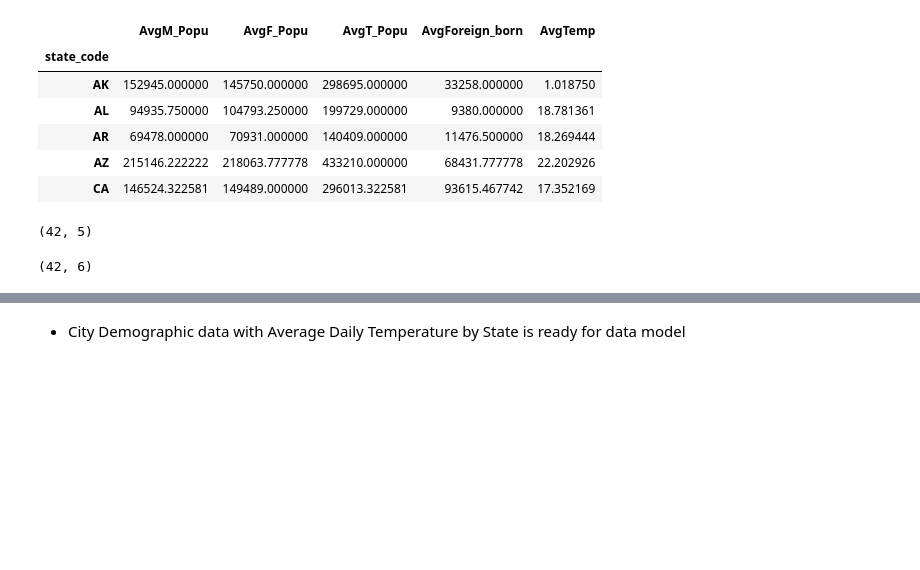
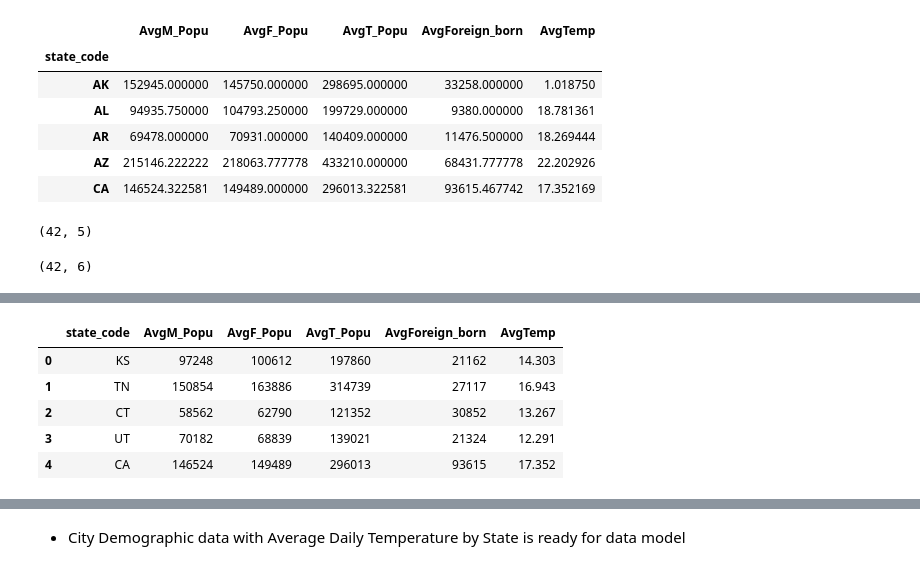
Before and after one commit to Habeeboladejo/Habeeb, a Jupyter notebook: Capstone Project Template.ipynb, the cells around one changed output, grey strips where cells are left out. Saved outputs shown, nothing was run; the diff lists cells and outputs as text; code cells hidden in the pictures; blank space fills up the shorter version.

Commit message:
Updated Capstone_Project Temp

```diff
--- a/Capstone Project Template.ipynb
+++ b/Capstone Project Template.ipynb
@@ -591,0 +589,9 @@ state_dem.head(5)     # Demographic and Temprature data ready for Data model and
+# %%
+gt.head()
+# %% [output]
+|  | state_code | AvgM_Popu | AvgF_Popu | AvgT_Popu | AvgForeign_born | AvgTemp |
+| 0 | KS | 97248 | 100612 | 197860 | 21162 | 14.303 |
+| 1 | TN | 150854 | 163886 | 314739 | 27117 | 16.943 |
+| 2 | CT | 58562 | 62790 | 121352 | 30852 | 13.267 |
+| 3 | UT | 70182 | 68839 | 139021 | 21324 | 12.291 |
+| 4 | CA | 146524 | 149489 | 296013 | 93615 | 17.352 |
```
Also changed, not shown: parts of 16 cells of this notebook.
